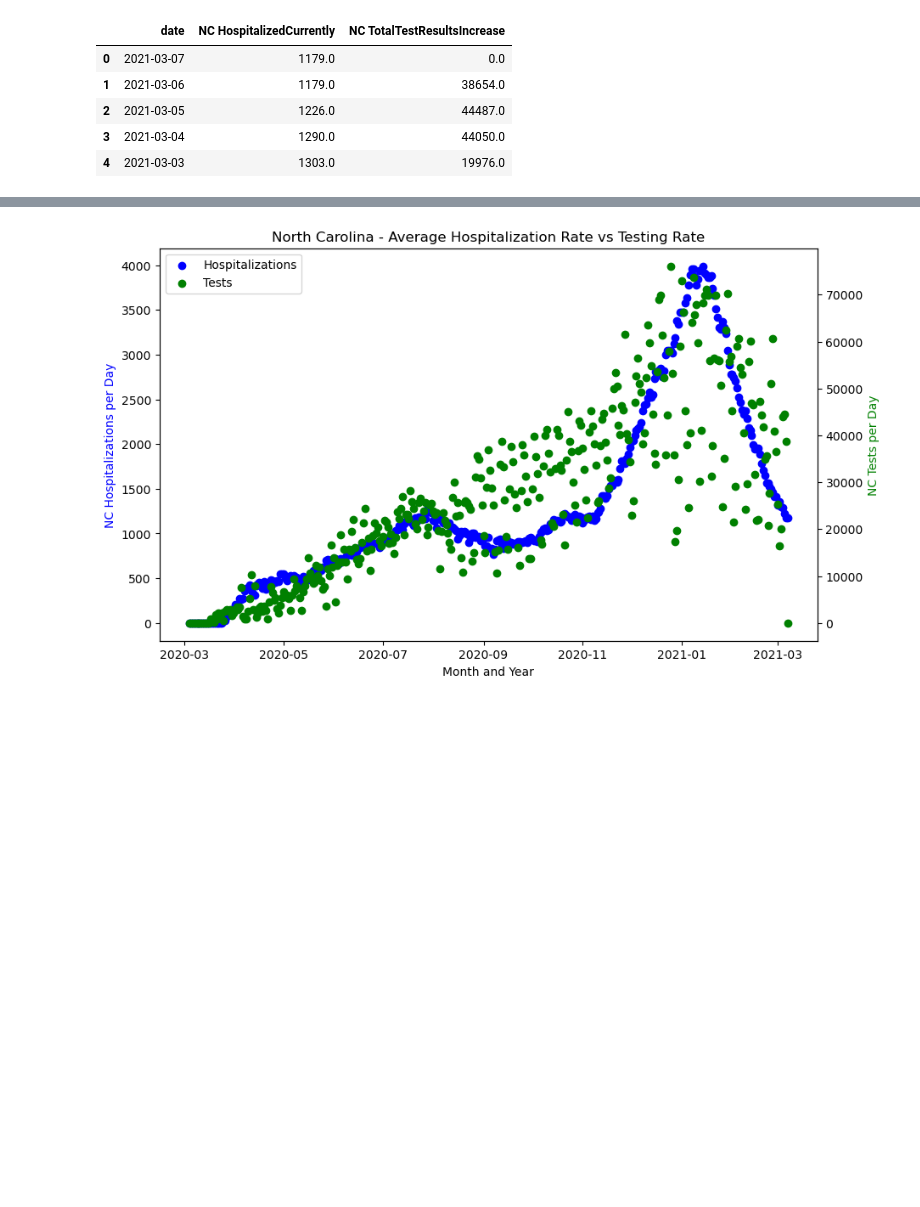
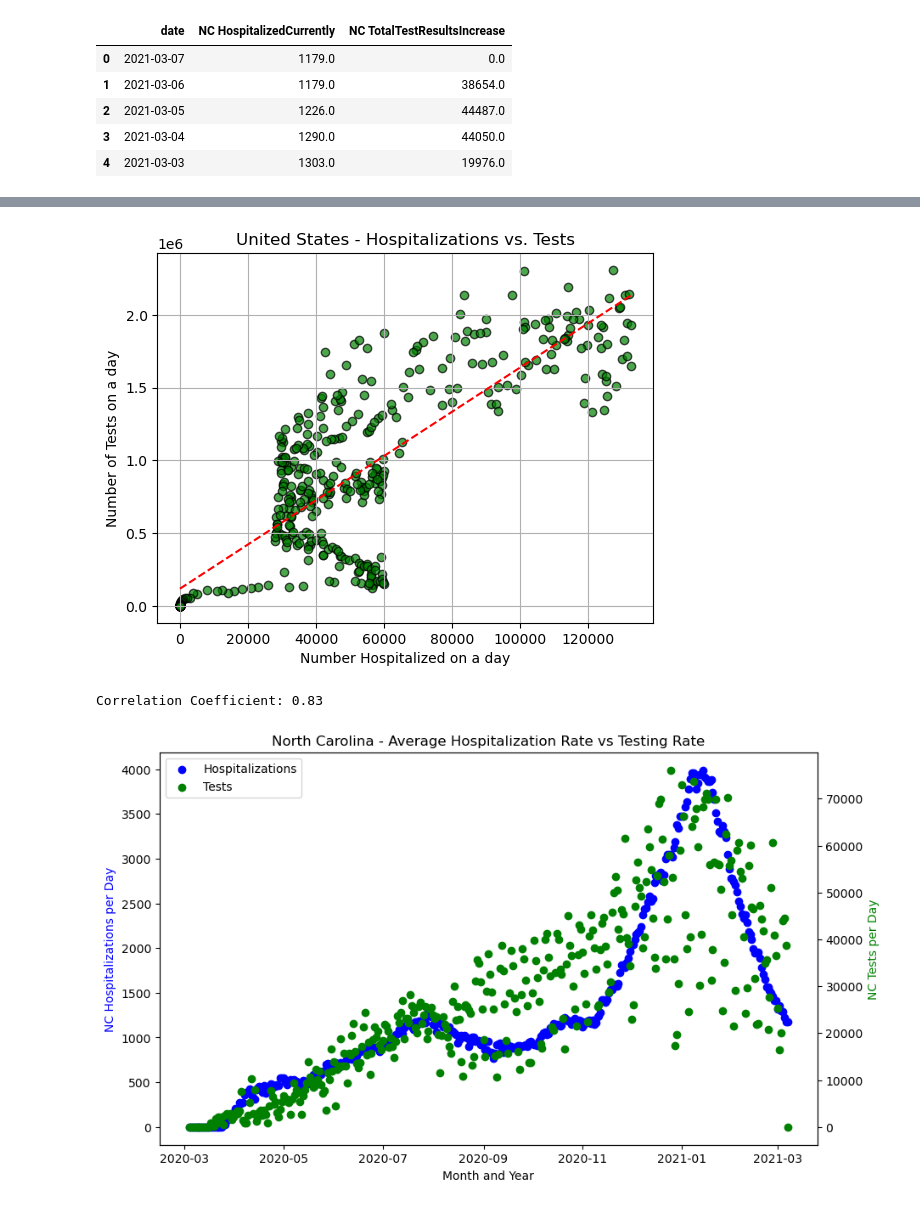
Before and after one commit to rhett-gough/Project1, a Jupyter notebook: Questions 5a and 5b.ipynb, the cells around one changed output, grey strips where cells are left out. Drawn from its saved outputs; the diff is of its cells as text; code cells hidden in the pictures; blank space fills up the shorter version.

```diff
--- a/Questions 5a and 5b.ipynb
+++ b/Questions 5a and 5b.ipynb
@@ -213,0 +218,8 @@ plt.show()
+# %%
+us_hos_to_testing_columns = ['date', 'US HospitalizedCurrently', 'US TotalTestResultsIncrease']
+us_scatter_df = us_and_nc_df[us_hos_to_testing_columns].copy()
+
+# Drop null values
+us_scatter_df = us_scatter_df.dropna()
+
+us_scatter_df.head()
@@ -214,3 +233,30 @@ plt.show()
+# %%
+#make a scatter plot to display data
+x_values = us_scatter_df['US HospitalizedCurrently']
+y_values = us_scatter_df['US TotalTestResultsIncrease']
+plt.scatter(x_values,y_values,edgecolors='black',alpha=0.7, color='green')
+
+#add linear regression lines
+coefficients = np.polyfit(x_values, y_values, 1)
+polynomial = np.poly1d(coefficients)
+x_fit = np.linspace(min(x_values), max(x_values), 100)
+y_fit = polynomial(x_fit)
+plt.plot(x_fit, y_fit, color='red', linestyle='--', label='Linear Regression')
+
+#make pretty
+plt.xlabel('Number Hospitalized on a day')
+plt.ylabel('Number of Tests on a day')
+plt.title('United States - Hospitalizations vs. Tests')
+plt.grid()
+
+# Display the plot
+plt.show()
+
+correlation = us_scatter_df['US HospitalizedCurrently'].corr(us_scatter_df['US TotalTestResultsIncrease'])
+print(f"Correlation Coefficient: {correlation:.2f}")
+# %% [output]
+[figure, added]
+Correlation Coefficient: 0.83
 # %%
 # Creating a scatter plot with two y-axes
 fig, ax1 = plt.subplots(figsize=(10, 6))
```
Also changed, not shown: parts of 2 cells of this notebook.
